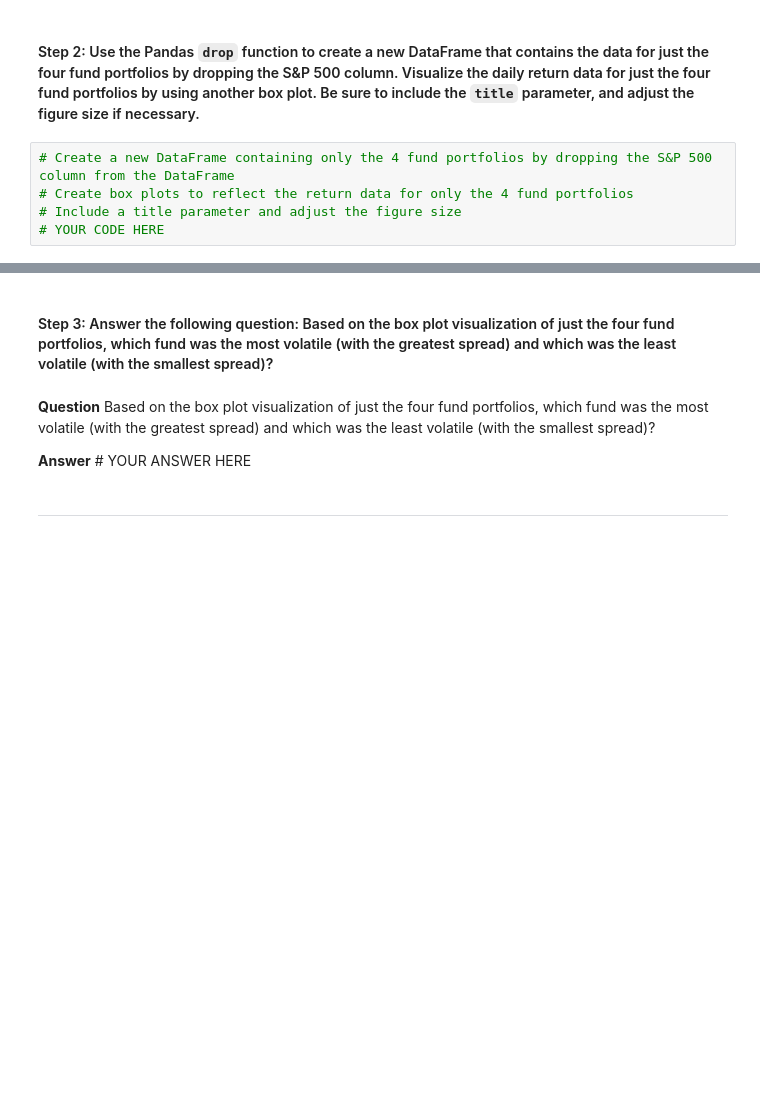
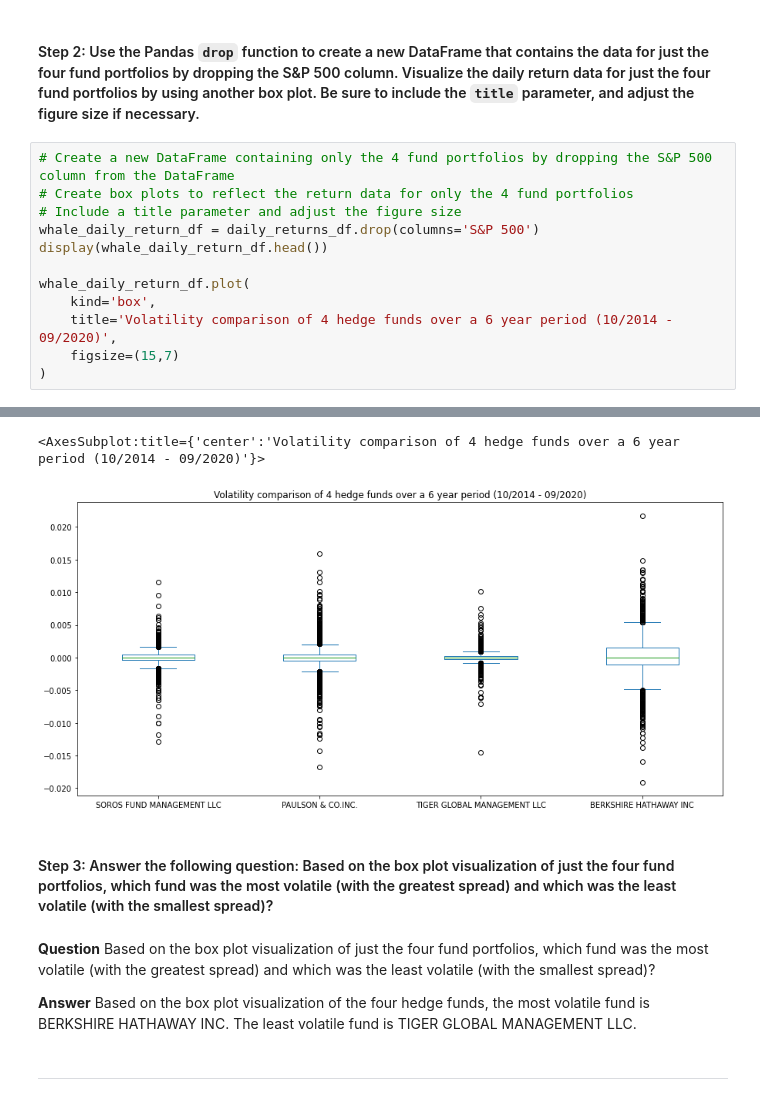
Before and after one commit to johngru/portfolio_risk_return_analysis, a Jupyter notebook: risk_return_analysis.ipynb, the cells around one changed output, grey strips where cells are left out. Saved outputs shown, nothing was run; the diff lists cells and outputs as text; blank space fills up the shorter version.

```diff
--- a/risk_return_analysis.ipynb
+++ b/risk_return_analysis.ipynb
@@ -204,4 +241,12 @@ Analyze the volatility of each of the four fund portfolios and of the S&P 500 In
 # Create a new DataFrame containing only the 4 fund portfolios by dropping the S&P 500 column from the DataFrame
 # Create box plots to reflect the return data for only the 4 fund portfolios
 # Include a title parameter and adjust the figure size
-# YOUR CODE HERE
+whale_daily_return_df = daily_returns_df.drop(columns='S&P 500')
+display(whale_daily_return_df.head())
+
+whale_daily_return_df.plot(
+    kind='box',
+    title='Volatility comparison of 4 hedge funds over a 6 year period (10/2014 - 09/2020)',
+    figsize=(15,7)
+)
+# %% [output]
@@ -208,9 +260,12 @@ Analyze the volatility of each of the four fund portfolios and of the S&P 500 In
+<AxesSubplot:title={'center':'Volatility comparison of 4 hedge funds over a 6 year period (10/2014 - 09/2020)'}>
+[figure, added]
 # %% [markdown]
 #### Step 3: Answer the following question: Based on the box plot visualization of just the four fund portfolios, which fund was the most volatile (with the greatest spread) and which was the least volatile (with the smallest spread)?
 # %% [markdown]
 **Question** Based on the box plot visualization of just the four fund portfolios, which fund was the most volatile (with the greatest spread) and which was the least volatile (with the smallest spread)?
 
-**Answer** # YOUR ANSWER HERE
+**Answer** Based on the box plot visualization of the four hedge funds, the most volatile fund is BERKSHIRE HATHAWAY INC.
+The least volatile fund is TIGER GLOBAL MANAGEMENT LLC.
 # %% [markdown]
 ---
 # %% [markdown]
```
Also changed, not shown: parts of 15 cells of this notebook.
